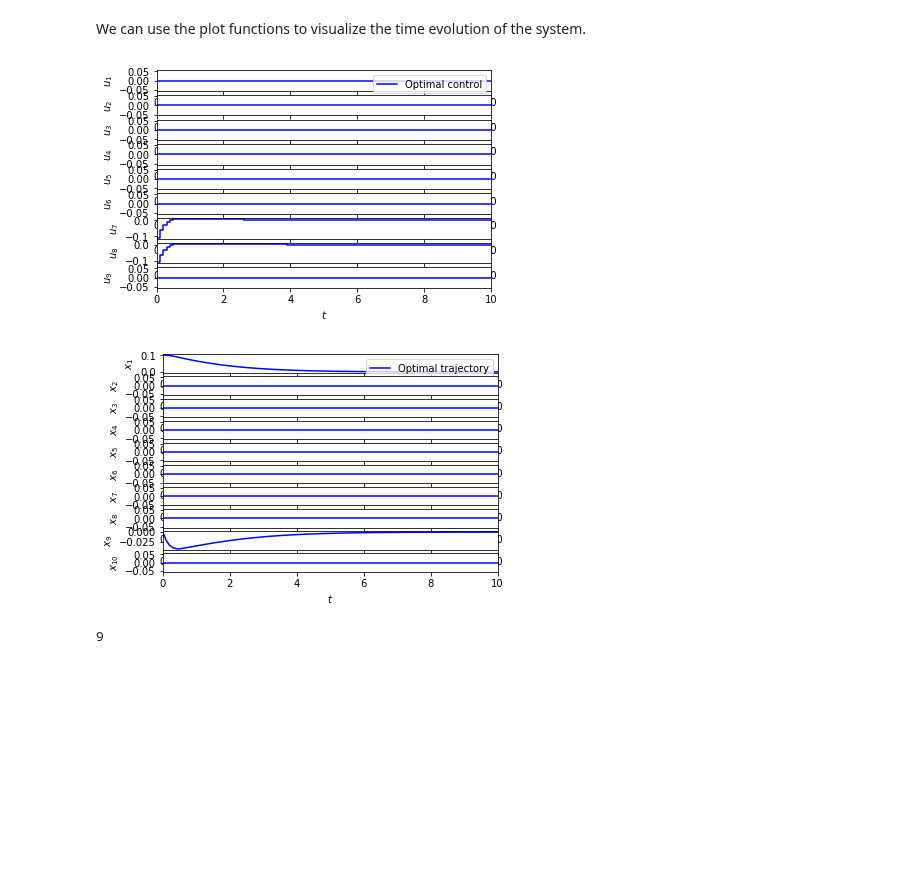
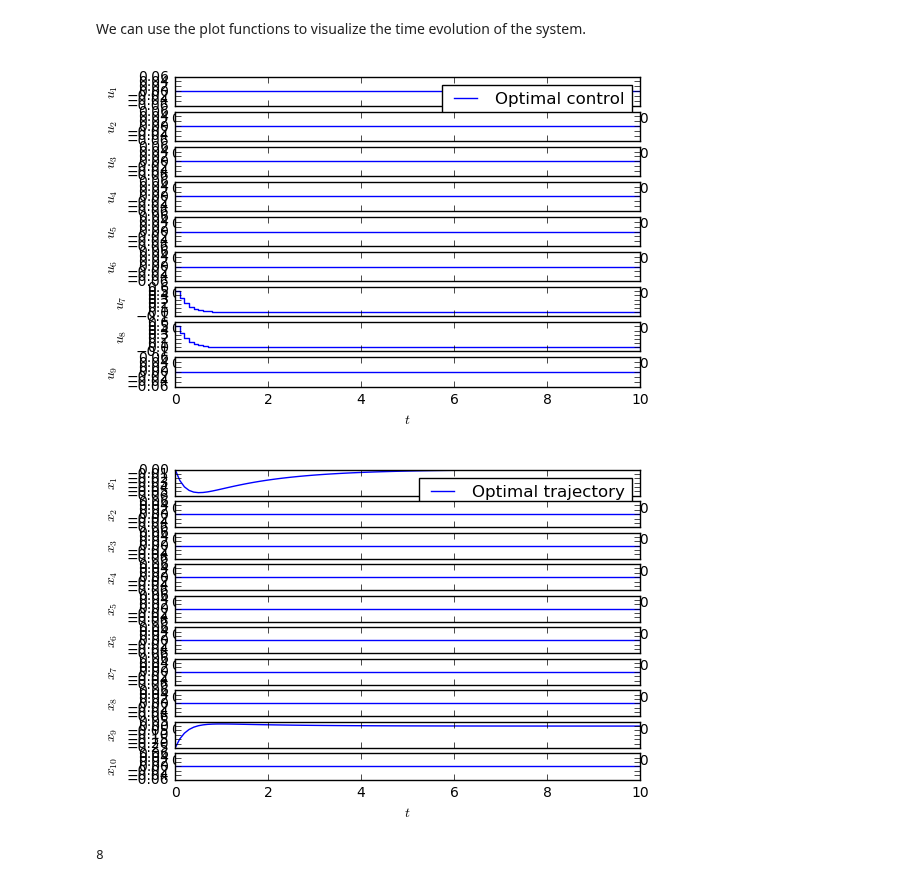
Before and after one commit to TobiaMarcucci/pympc, a Jupyter notebook: box_atlas.ipynb, the cells around one changed output. Cells and saved outputs as stored; diff of their text form; code cells hidden in the pictures; blank space fills up the shorter version.

Commit message:
create BoxAtlasPWAModel class and switch notebook to use it

```diff
--- a/box_atlas.ipynb
+++ b/box_atlas.ipynb
@@ -245,0 +29,4 @@ We can now simulate the closed-loop dynamics starting from the initial state $x_
+# %%
+model = BoxAtlasPWAModel()
+# %%
+controller = model.controller()
@@ -249,19 +38,19 @@ x_0 = np.zeros((10,1))
 x_0[8,0] = -.25
 u = []
 x = [x_0]
-#u_ws = None
-#x_ws = None
-#ss_ws = None
+u_ws = None
+x_ws = None
+ss_ws = None
 terminal_mode = 1
 for k in range(N_sim):
     print k,
-    #u_k, x_k, ss_k = controller.feedforward(x[k], u_ws, x_ws, ss_ws)[0:3]
-    u_k, x_k, ss_k = controller.feedforward(x[k])[0:3]
+    u_k, x_k, ss_k, cost = controller.feedforward(x[k], u_ws, x_ws, ss_ws)
+#     u_k, x_k, ss_k = controller.feedforward(x[k])[0:3]
     print ss_k
-    x_next = pwa_sys.simulate(x[k], [u_k[0]])[0][1]
+    x_next = model.pwa_system.simulate(x[k], [u_k[0]])[0][1]
     u.append(u_k[0])
     x.append(x_next)
-    #u_ws = u_k[1:] + [K.dot(x_k[-1])]
-    #x_ws = x_k[1:] + [pwa_sys.simulate(x_k[-1], [u_ws[-1]])[0][1]]
-    #ss_ws = ss_k[1:] + (terminal_mode,)
+    u_ws = u_k[1:] + [np.zeros_like(u_k[-1])]
+    x_ws = x_k[1:] + [model.pwa_system.simulate(x_k[-1], [u_ws[-1]])[0][1]]
+    ss_ws = ss_k[1:] + (ss_k[-1],)
 # %% [output]
@@ -270,15 +74,16 @@ ValueError: Unfeasible state x = [ 0.    0.    0.    0.    0.    0.    0.    0.
 # %% [markdown]
 We can use the plot functions to visualize the time evolution of the system.
 # %%
-mpc_plt.input_sequence(u, t_s)
+mpc_plt.input_sequence(u, model.t_s)
 plt.show()
-mpc_plt.state_trajectory(x, t_s)
+mpc_plt.state_trajectory(x, model.t_s)
 plt.show()
 # %% [output]
-[figure, old version]
+[figure, new version]
-[figure, old version]
+[figure, new version]
 # %%
 import control
-np.linalg.matrix_rank(control.ctrb(get_A(modes[terminal_mode]), get_B(modes[terminal_mode])))
+terminal_mode = 4
+np.linalg.matrix_rank(control.ctrb(model._get_A(model.modes[terminal_mode]), model._get_B(model.modes[terminal_mode])))
 # %% [output]
-9
+8
```
Also changed, not shown: parts of 21 cells of this notebook, 4 other files.
